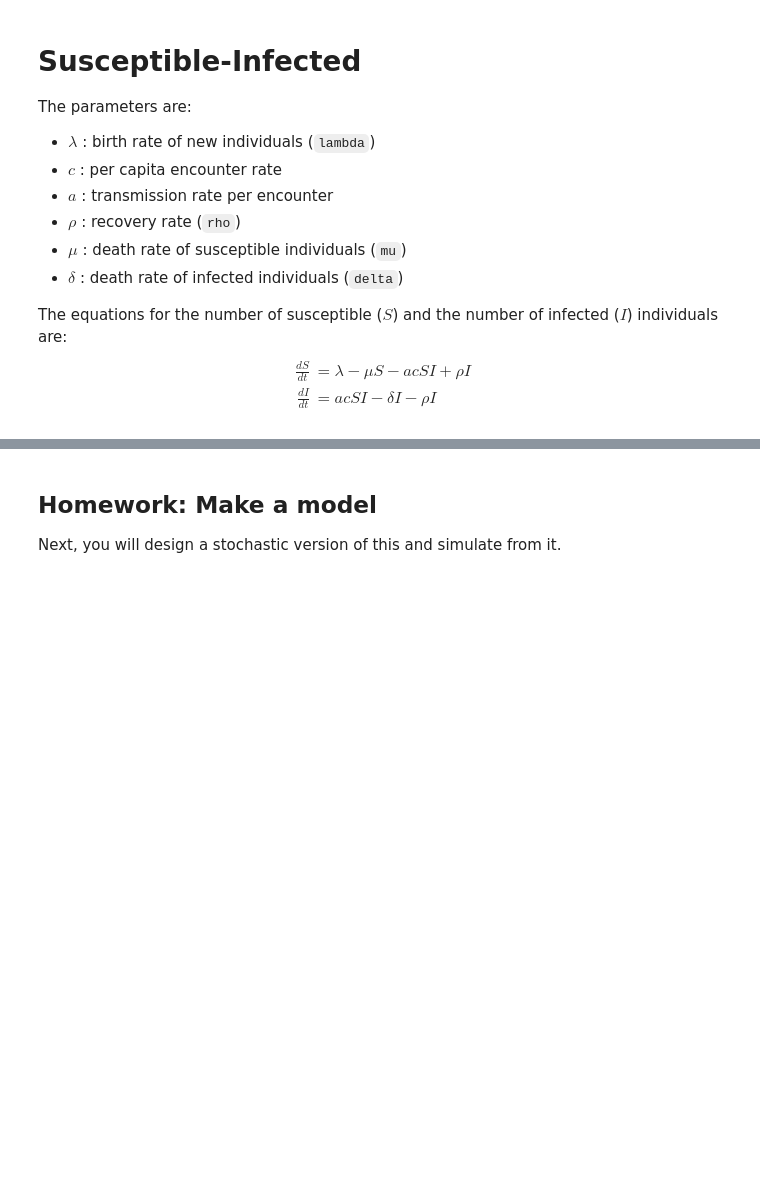
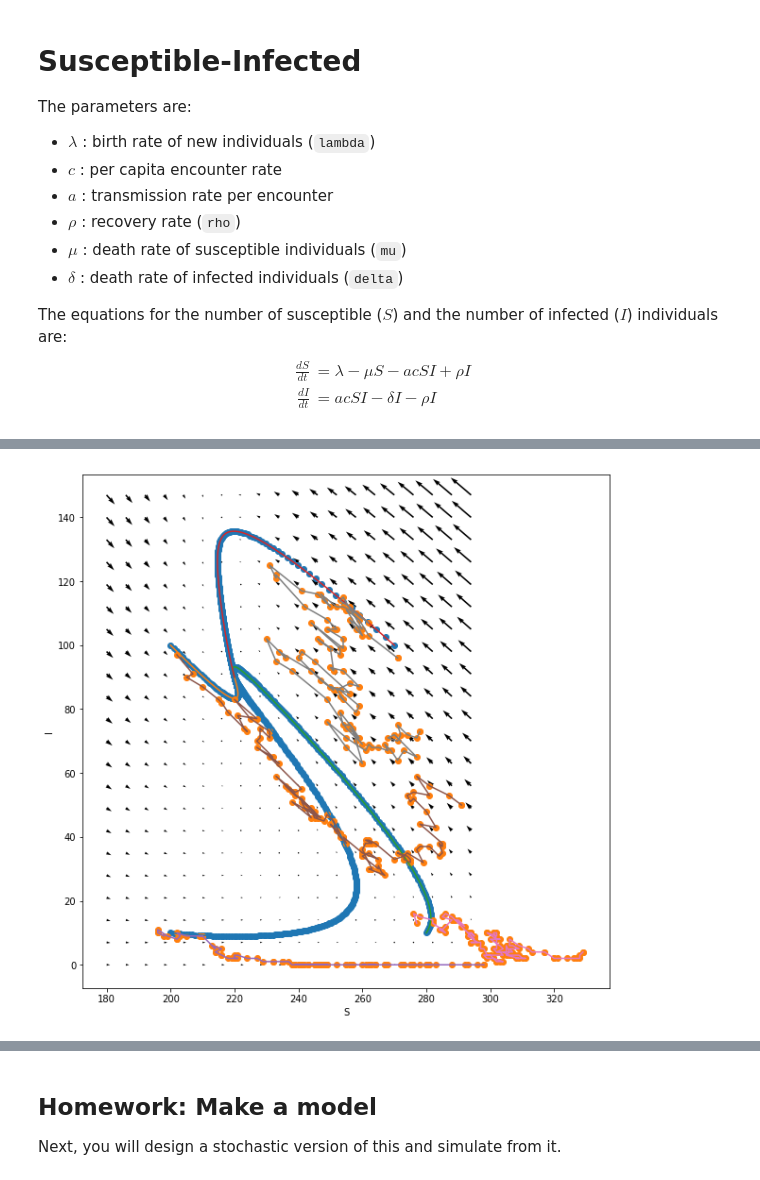
Before and after one commit to petrelharp/popbio, a Jupyter notebook: notebooks/lecture_02.ipynb, the cells around one changed output, grey strips where cells are left out. Drawn from its saved outputs; the diff is of its cells as text; code cells hidden in the pictures; blank space fills up the shorter version.

```diff
--- a/notebooks/lecture_02.ipynb
+++ b/notebooks/lecture_02.ipynb
@@ -419,0 +420,36 @@ Text(0, 0.5, 'I')
+# %%
+def SI_gen(S, I, dt, lam, c, a, rho, mu, delta):
+    # rescale rates by dy
+    lam *= dt
+    c *= dt
+    rho *= dt
+    mu *= dt
+    delta *= dt
+    nsims = len(S)
+    assert(nsims == len(I))
+    # birth
+    S += np.random.poisson(lam)
+    # deaths
+    S -= np.random.binomial(S, mu, nsims)
+    I -= np.random.binomial(I, delta, nsims)
+    # infections
+    for k in range(nsims):
+        infective_encouters = np.random.binomial(I[k], a*c, S[k])
+        new_infections = sum(infective_encouters > 0)
+        S[k] -= new_infections
+        I[k] += new_infections
+    # recovery
+    recoveries = np.random.binomial(I, rho, nsims)
+    I -= recoveries
+    S += recoveries
+    return S, I
+
+N, M = run_sim_2d([200, 200, 280, 270],
+                  [10, 100, 10, 100],
+                  SI_gen, 100, dtype='int',
+               **SI_args)
+ax.plot(N, M)
+ax.scatter(N, M)
+fig
+# %% [output]
+[figure, added]
```
Also changed, not shown: parts of 8 cells of this notebook, 1 other file.
